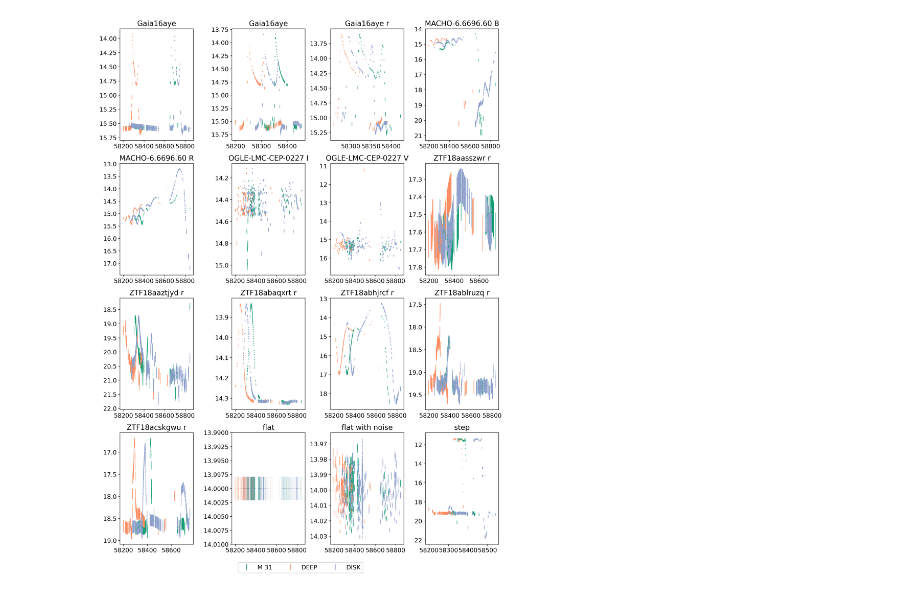
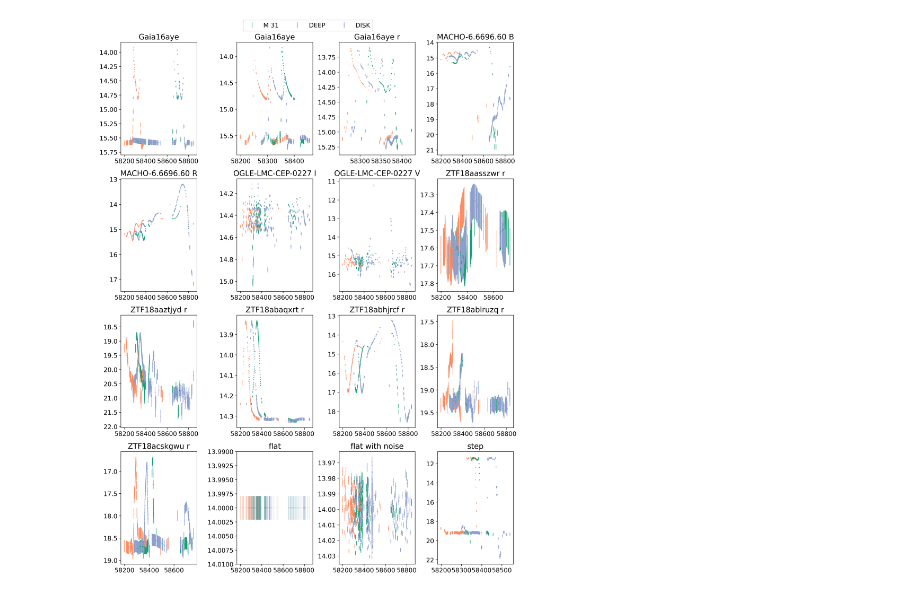
Before and after one commit to snad-space/zwad, a Jupyter notebook: notebooks/fakes_plot.ipynb, the cells around one changed output. Cells and saved outputs as stored; diff of their text form; code cells hidden in the pictures.

Commit message:
Fix legend layout

```diff
--- a/notebooks/fakes_plot.ipynb
+++ b/notebooks/fakes_plot.ipynb
@@ -42,16 +42,16 @@ def plot_field(field, *, folder, ax_, marker, color):
 # %%
 fig, ax_ = plt.subplots(4, 4, figsize=(12, 16), dpi=300, constrained_layout=True)
 # plt.subplots_adjust(wspace=0.37)
 
 for name, dirname, marker, color in [
     ('M 31', 'FID695', 'x', '#1b9e77'),
     ('DEEP', 'FID795', '*', '#fc8d62'),
     ('DISK', 'FID807', 'v', '#8da0cb'),
 ]:
     folder = os.path.join(DATA_ROOT, dirname)
     plot_field(field=name, folder=folder, ax_=ax_, marker=marker, color=color)
-fig.suptitle(' ', y=-0.02)  # Make empty space for the legend
-fig.legend(loc='lower center', ncol=3)
+fig.suptitle(' ')  # Make empty space for the legend
+fig.legend(loc='upper center', ncol=3)
 fig.savefig('../figs/fakes_lc.pdf')
 # %% [output]
-[figure, old version]
+[figure, new version]
```
Also changed, not shown: 1 other file.
